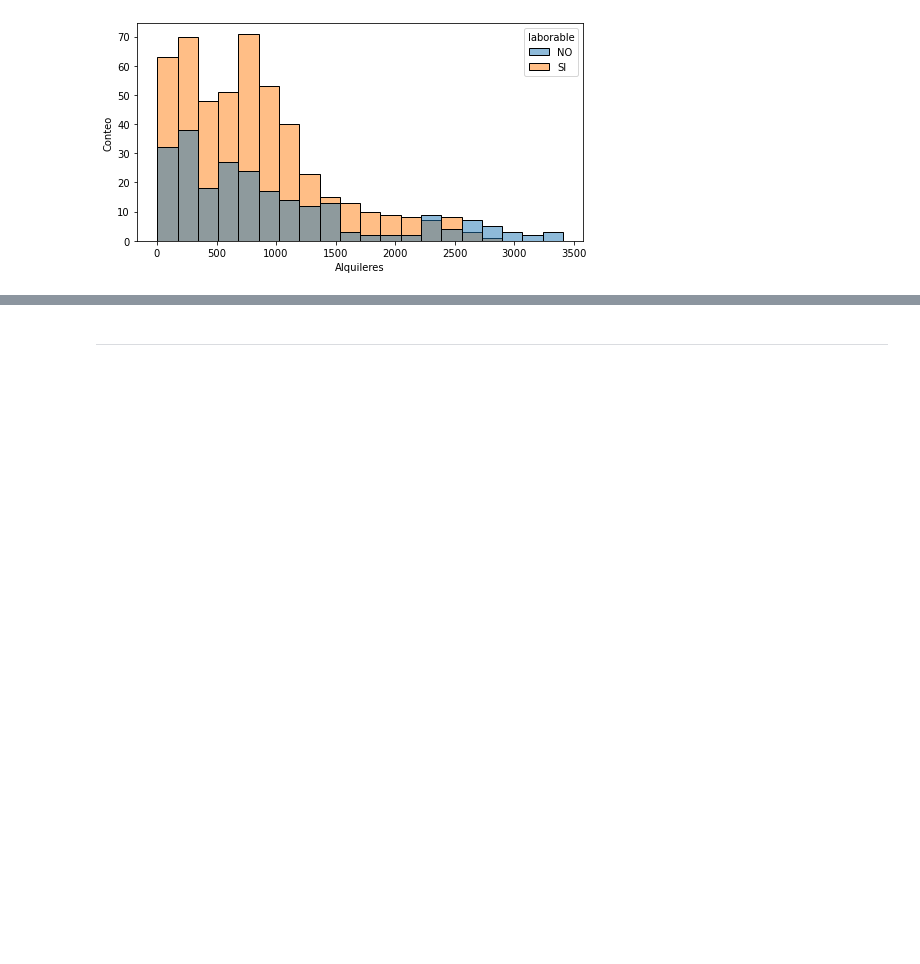
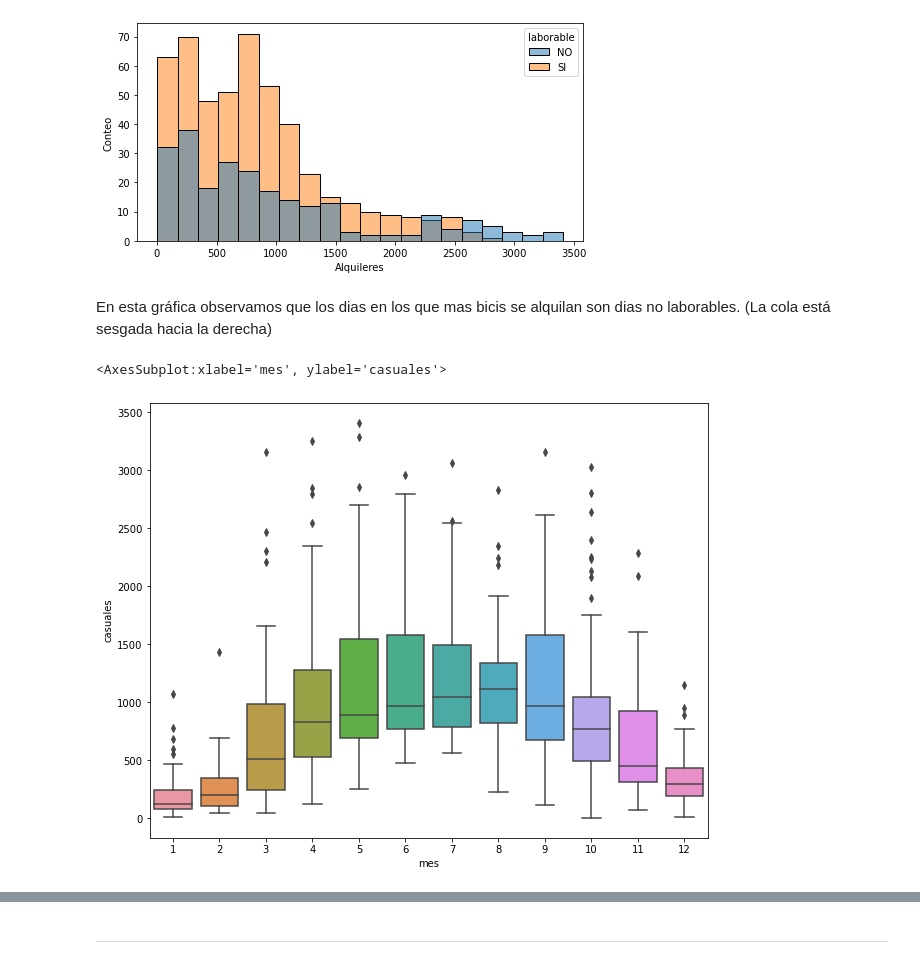
Before and after one commit to Adalab/proyecto-promo-C-modulo-3-team-2, a Jupyter notebook: EDA_casuales.ipynb, the cells around one changed output, grey strips where cells are left out. Cells and saved outputs as stored; diff of their text form; code cells hidden in the pictures; blank space fills up the shorter version.

```diff
--- a/EDA_casuales.ipynb
+++ b/EDA_casuales.ipynb
@@ -146,3 +146,10 @@ fig.set_title('')
 plt.show()
 # %% [output]
 [figure]
+# %% [markdown]
+En esta gráfica observamos que los dias en los que mas bicis se alquilan son dias no laborables. (La cola está sesgada hacia la derecha)
+# %%
+sns.boxplot(data=df, y= "casuales", x = "mes")
+# %% [output]
+<AxesSubplot:xlabel='mes', ylabel='casuales'>
+[figure, added]
```
Also changed, not shown: parts of 15 cells of this notebook, 6 other files.
